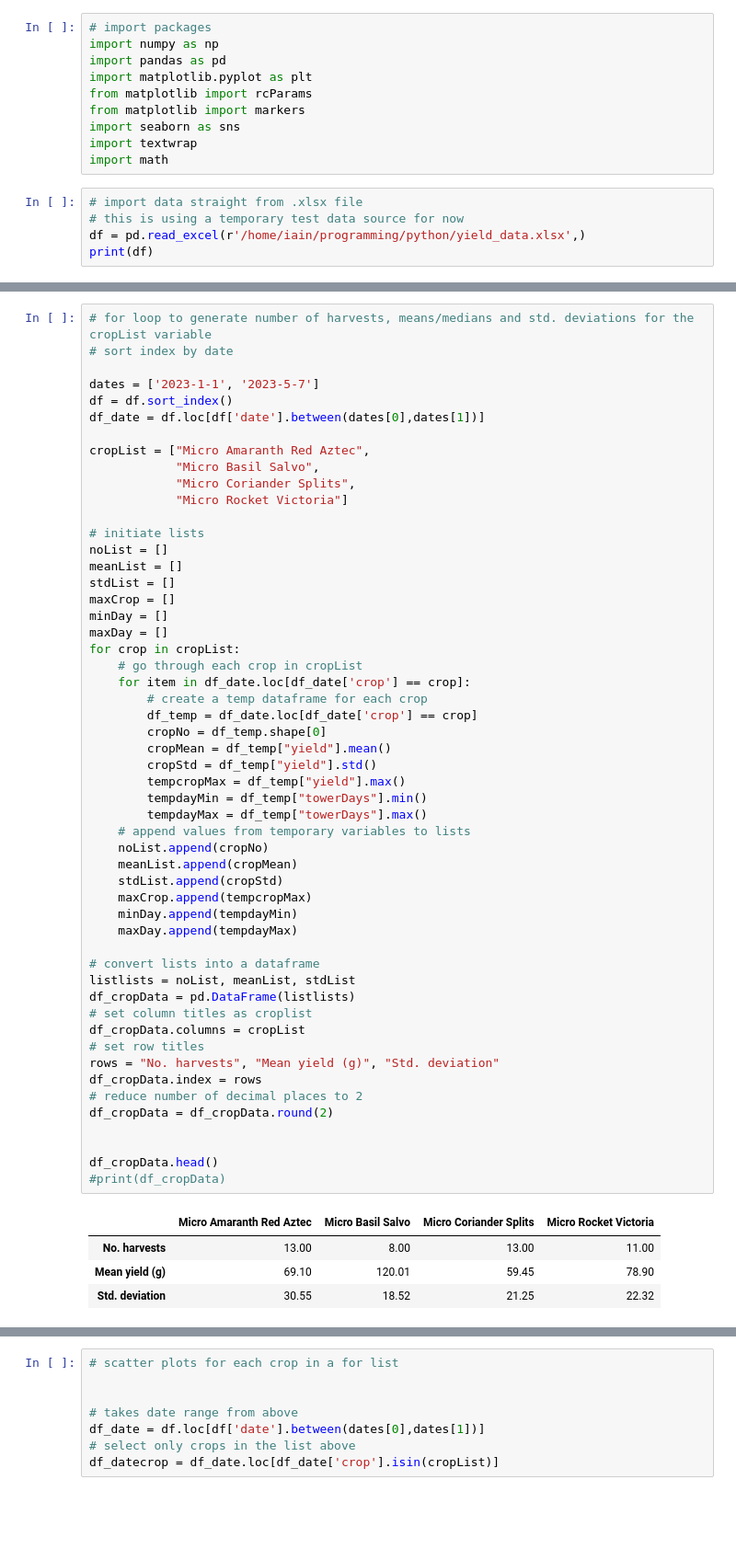
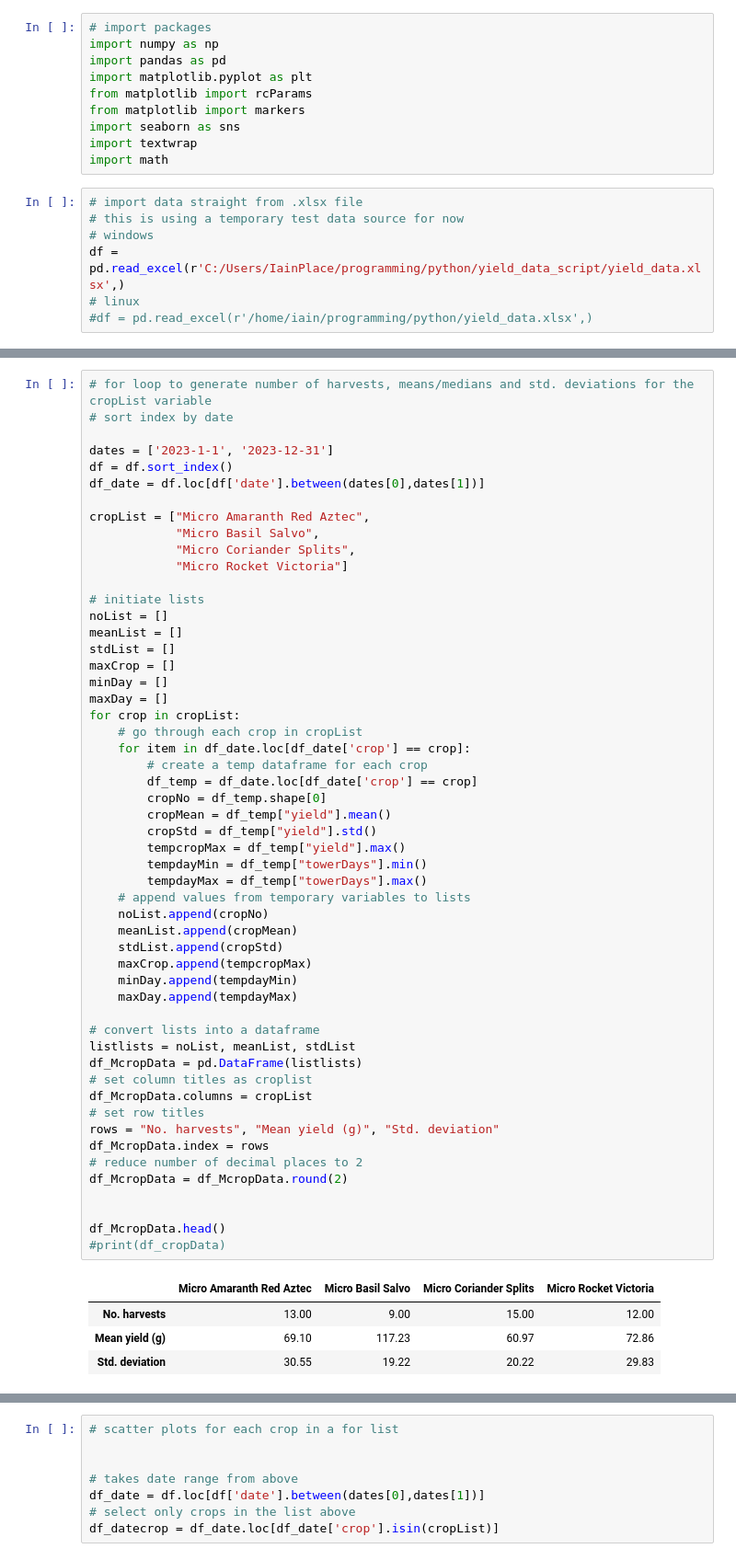
Before and after one commit to iainplace-vertegrow/yield_data_script, a Jupyter notebook: yield_data_script.ipynb, the cells around one changed output, grey strips where cells are left out. Shown at 92% size. Saved outputs shown, nothing was run; the diff lists cells and outputs as text; blank space fills up the shorter version.

```diff
--- a/yield_data_script.ipynb
+++ b/yield_data_script.ipynb
@@ -11,5 +11,7 @@ import math
 # %%
 # import data straight from .xlsx file
 # this is using a temporary test data source for now
-df = pd.read_excel(r'/home/iain/programming/python/yield_data.xlsx',)
-print(df)
+# windows
+df = pd.read_excel(r'C:/Users/IainPlace/programming/python/yield_data_script/yield_data.xlsx',)
+# linux
+#df = pd.read_excel(r'/home/iain/programming/python/yield_data.xlsx',)
@@ -35,7 +19,7 @@ print(df)
 # for loop to generate number of harvests, means/medians and std. deviations for the cropList variable
 # sort index by date
 
-dates = ['2023-1-1', '2023-5-7']
+dates = ['2023-1-1', '2023-12-31']
 df = df.sort_index()
 df_date = df.loc[df['date'].between(dates[0],dates[1])]
 
@@ -54,38 +38,38 @@ maxDay = []
 for crop in cropList:
     # go through each crop in cropList
     for item in df_date.loc[df_date['crop'] == crop]:
         # create a temp dataframe for each crop
         df_temp = df_date.loc[df_date['crop'] == crop]
         cropNo = df_temp.shape[0]
         cropMean = df_temp["yield"].mean()
         cropStd = df_temp["yield"].std()
         tempcropMax = df_temp["yield"].max()
         tempdayMin = df_temp["towerDays"].min()
         tempdayMax = df_temp["towerDays"].max()
     # append values from temporary variables to lists
     noList.append(cropNo)
     meanList.append(cropMean)
     stdList.append(cropStd)
     maxCrop.append(tempcropMax)
     minDay.append(tempdayMin)
     maxDay.append(tempdayMax)
 
 # convert lists into a dataframe
 listlists = noList, meanList, stdList
-df_cropData = pd.DataFrame(listlists)
+df_McropData = pd.DataFrame(listlists)
 # set column titles as croplist
-df_cropData.columns = cropList
+df_McropData.columns = cropList
 # set row titles
 rows = "No. harvests", "Mean yield (g)", "Std. deviation"
-df_cropData.index = rows
+df_McropData.index = rows
 # reduce number of decimal places to 2
-df_cropData = df_cropData.round(2)
+df_McropData = df_McropData.round(2)
 
 
-df_cropData.head()
+df_McropData.head()
 #print(df_cropData)
 # %% [output]
 |  | Micro Amaranth Red Aztec | Micro Basil Salvo | Micro Coriander Splits | Micro Rocket Victoria |
-| No. harvests | 13.00 | 8.00 | 13.00 | 11.00 |
-| Mean yield (g) | 69.10 | 120.01 | 59.45 | 78.90 |
-| Std. deviation | 30.55 | 18.52 | 21.25 | 22.32 |
+| No. harvests | 13.00 | 9.00 | 15.00 | 12.00 |
+| Mean yield (g) | 69.10 | 117.23 | 60.97 | 72.86 |
+| Std. deviation | 30.55 | 19.22 | 20.22 | 29.83 |
```
Also changed, not shown: parts of 6 cells of this notebook, 1 other file.
